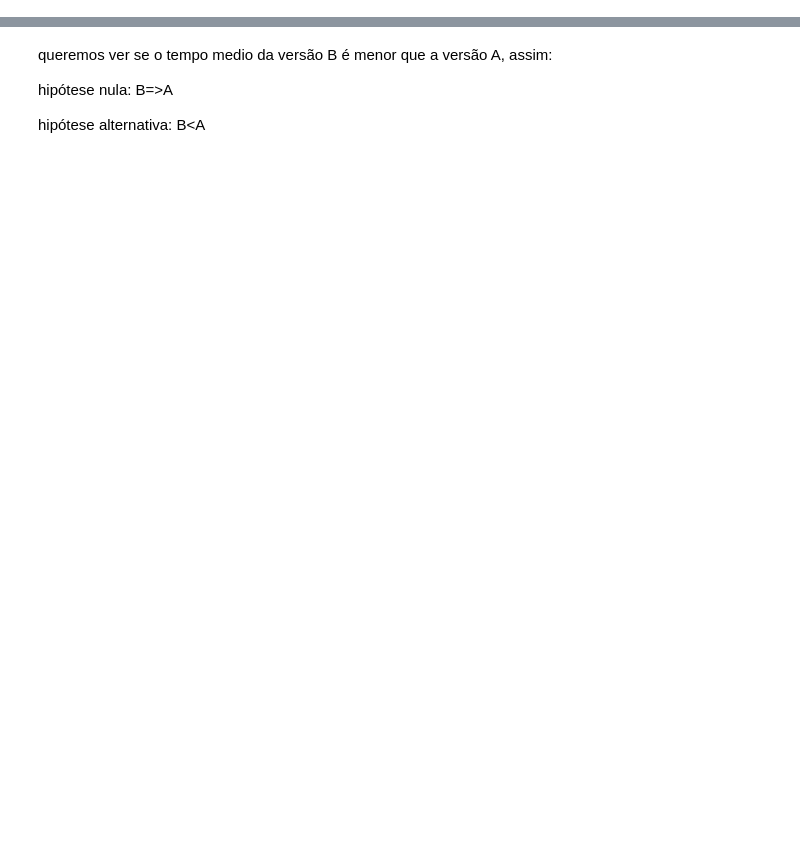
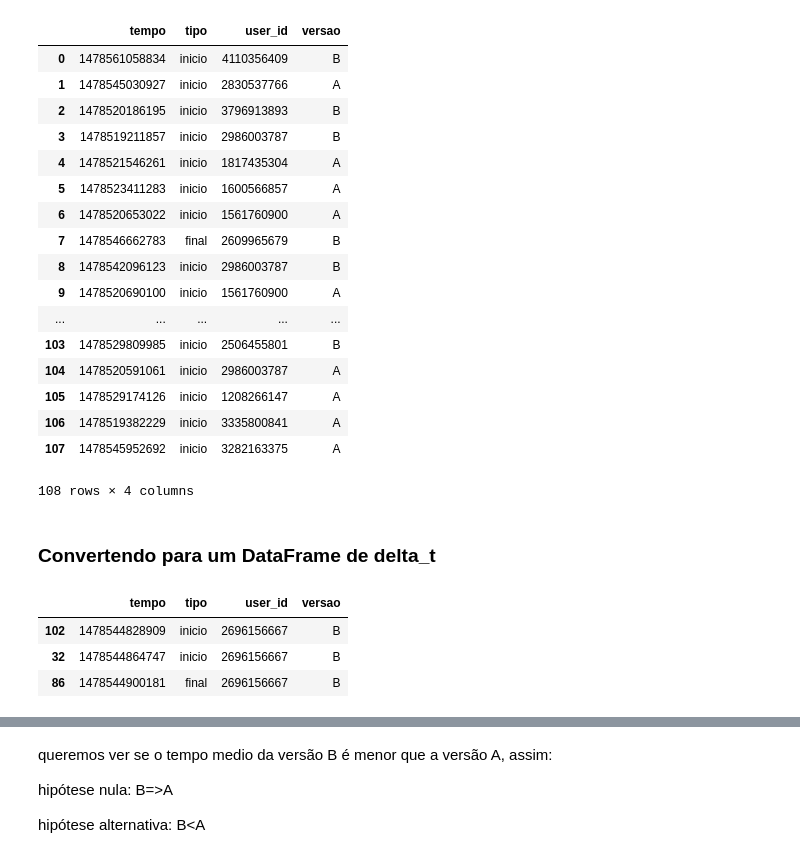
Before and after one commit to Formulos/CD, a Jupyter notebook: Projeto 2/projeto 2.ipynb, the cells around one changed output, grey strips where cells are left out. Saved outputs shown, nothing was run; the diff lists cells and outputs as text; code cells hidden in the pictures; blank space fills up the shorter version.

```diff
--- a/Projeto 2/projeto 2.ipynb
+++ b/Projeto 2/projeto 2.ipynb
@@ -5,0 +19,5 @@ from scipy.stats import norm, t
+# %%
+arquivo = open("teste-ab-export.json")
+linhas = arquivo.readlines()
+texto = "".join(linhas)
+dados_fire = json.loads(texto)
@@ -5,0 +28,6 @@ from scipy.stats import norm, t
+# %%
+for k,v in dados_fire["logs"].items():
+    # print(k,v) # habilite para imprimir as chaves de mais alto nível
+    for chave, valor in v.items():
+        # print(chave, valor) # habilite para imprimir as chaves inferiores
+        pass # desabilite quando reabilitar a linha de cima
@@ -5,0 +40,5 @@ from scipy.stats import norm, t
+# %%
+lista_dicionarios = []
+
+for k,v in dados_fire["logs"].items():
+    lista_dicionarios.append(v)
@@ -5,0 +47,2 @@ from scipy.stats import norm, t
+# %%
+dataframe = pd.DataFrame.from_records(lista_dicionarios)
@@ -5,0 +56,23 @@ from scipy.stats import norm, t
+# %%
+dataframe
+# %% [output]
+|  | tempo | tipo | user_id | versao |
+| 0 | 1478561058834 | inicio | 4110356409 | B |
+| 1 | 1478545030927 | inicio | 2830537766 | A |
+| 2 | 1478520186195 | inicio | 3796913893 | B |
+| 3 | 1478519211857 | inicio | 2986003787 | B |
+| 4 | 1478521546261 | inicio | 1817435304 | A |
+| 5 | 1478523411283 | inicio | 1600566857 | A |
+| 6 | 1478520653022 | inicio | 1561760900 | A |
+| 7 | 1478546662783 | final | 2609965679 | B |
+| 8 | 1478542096123 | inicio | 2986003787 | B |
+| 9 | 1478520690100 | inicio | 1561760900 | A |
+| ... | ... | ... | ... | ... |
+| 103 | 1478529809985 | inicio | 2506455801 | B |
+| 104 | 1478520591061 | inicio | 2986003787 | A |
+| 105 | 1478529174126 | inicio | 1208266147 | A |
+| 106 | 1478519382229 | inicio | 3335800841 | A |
+| 107 | 1478545952692 | inicio | 3282163375 | A |
+108 rows × 4 columns
+# %% [markdown]
+### Convertendo para um DataFrame de delta_t
@@ -5,0 +97,7 @@ from scipy.stats import norm, t
+# %%
+grupo1.sort_values(by="tempo")
+# %% [output]
+|  | tempo | tipo | user_id | versao |
+| 102 | 1478544828909 | inicio | 2696156667 | B |
+| 32 | 1478544864747 | inicio | 2696156667 | B |
+| 86 | 1478544900181 | final | 2696156667 | B |
```
Also changed, not shown: parts of 22 cells of this notebook, 3 other files.
